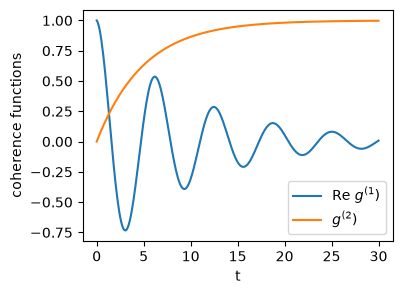
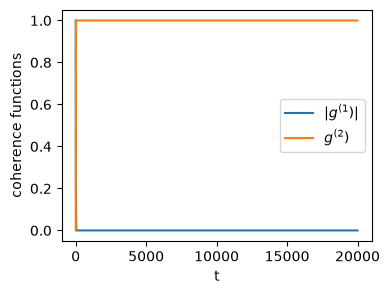
The change to this notebook cell's code, shown as a diff; its figure went from the first image to the second:
--- before
+++ after
@@ -3,5 +3,5 @@
 
 plt.figure(figsize=(4,3))
-plt.plot(times,g1.real,label=r"Re $g^{(1})$")
+plt.plot(times,abs(g1),label=r"$|g^{(1})|$")
 plt.plot(times,g2.real,label=r"$g^{(2})$")
 plt.xlabel("t")

Commit: qme